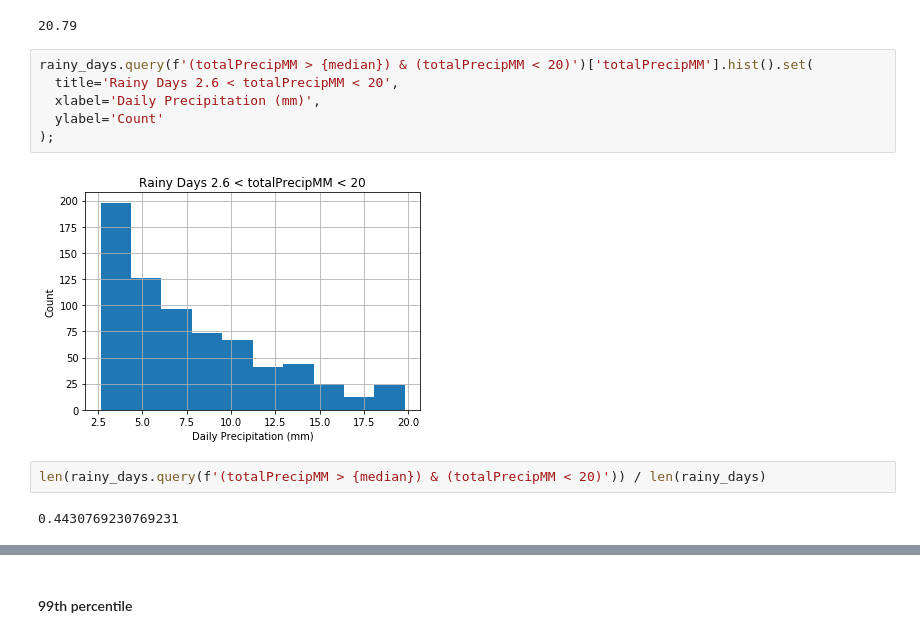
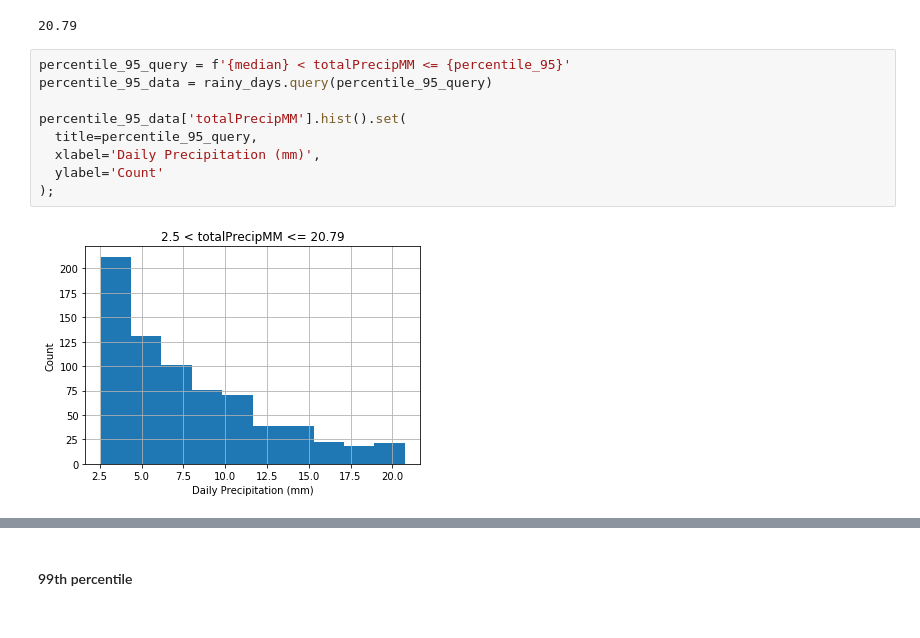
Before and after one commit to calvdee/london-ontario-rain-event-model, a Jupyter notebook: notebooks/2019-05-18-precipitation-eda.ipynb, the cells around one changed output, grey strips where cells are left out. Cells and saved outputs as stored; diff of their text form.

```diff
--- a/notebooks/2019-05-18-precipitation-eda.ipynb
+++ b/notebooks/2019-05-18-precipitation-eda.ipynb
@@ -187,14 +190,13 @@ percentile_95
 # %% [output]
 20.79
 # %%
-rainy_days.query(f'(totalPrecipMM > {median}) & (totalPrecipMM < 20)')['totalPrecipMM'].hist().set(
-  title='Rainy Days 2.6 < totalPrecipMM < 20',
+percentile_95_query = f'{median} < totalPrecipMM <= {percentile_95}'
+percentile_95_data = rainy_days.query(percentile_95_query)
+
+percentile_95_data['totalPrecipMM'].hist().set(
+  title=percentile_95_query,
   xlabel='Daily Precipitation (mm)',
   ylabel='Count'
 );
 # %% [output]
-[figure, old version]
+[figure, new version]
-# %%
-len(rainy_days.query(f'(totalPrecipMM > {median}) & (totalPrecipMM < 20)')) / len(rainy_days)
-# %% [output]
-0.4430769230769231
```
Also changed, not shown: parts of 36 cells of this notebook.
